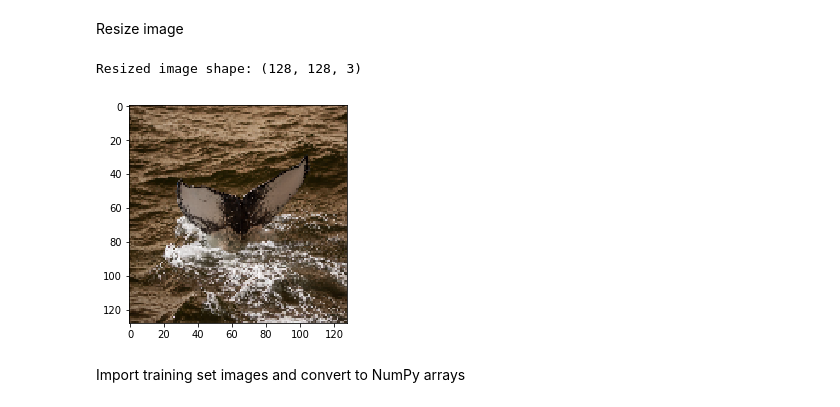
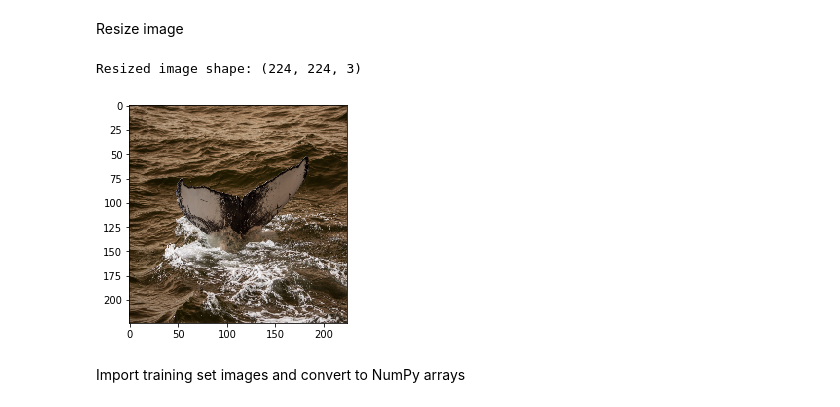
Before and after one commit to yxlee245/kaggle-whale-2018, a Jupyter notebook: Data_Preprocessing.ipynb, the cells around one changed output. Drawn from its saved outputs; the diff is of its cells as text; code cells hidden in the pictures.

Commit message:
Updated Data_Preprocessing.ipynb 224x224 images

```diff
--- a/Data_Preprocessing.ipynb
+++ b/Data_Preprocessing.ipynb
@@ -52,13 +52,13 @@ Image shape: (700, 1050, 3)
 # %% [markdown]
 Resize image
 # %%
-resize_width = 128
+resize_width = 224
 image_resized = cv2.resize(image, (resize_width, resize_width))
 plt.imshow(image_resized)
 print('Resized image shape:', image_resized.shape)
 # %% [output]
-Resized image shape: (128, 128, 3)
+Resized image shape: (224, 224, 3)
-[figure, old version]
+[figure, new version]
 # %% [markdown]
 Import training set images and convert to NumPy arrays
 # %%
```
Also changed, not shown: parts of 3 cells of this notebook.
